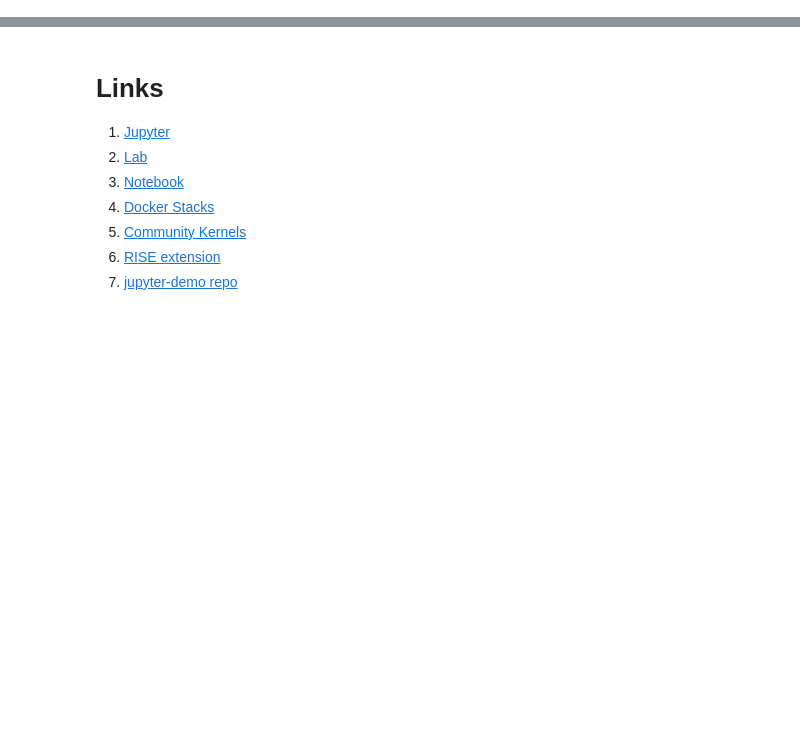
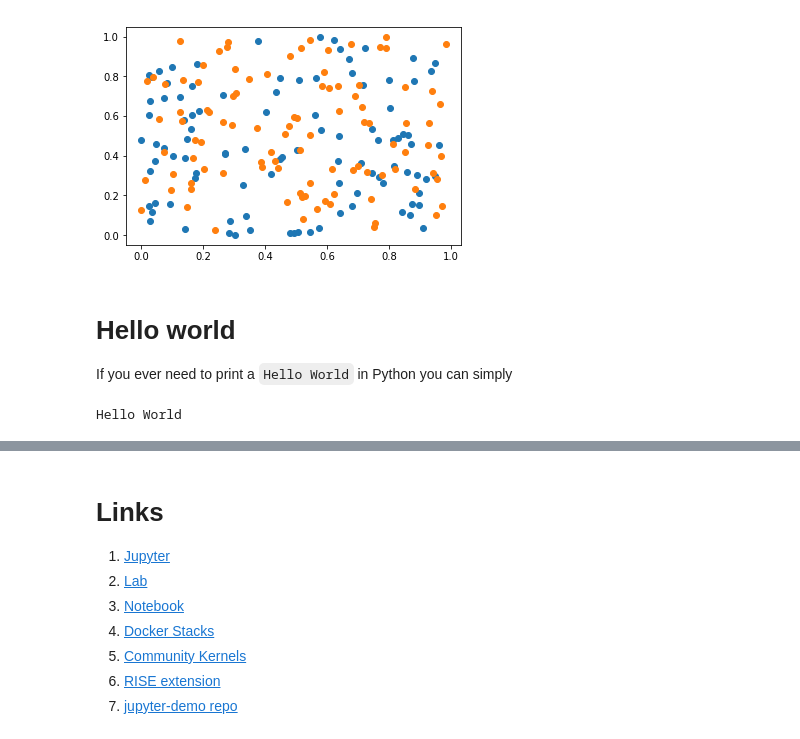
Before and after one commit to mskrajnowski/2018-jupyter-demo, a Jupyter notebook: slides.ipynb, the cells around one changed output, grey strips where cells are left out. Saved outputs shown, nothing was run; the diff lists cells and outputs as text; code cells hidden in the pictures; blank space fills up the shorter version.

```diff
--- a/slides.ipynb
+++ b/slides.ipynb
@@ -17,0 +50,20 @@
+# %%
+%matplotlib inline
+
+import numpy
+from matplotlib import pyplot
+
+# generate 2 batches of 100 points each
+samples = numpy.random.rand(2, 100, 2)
+
+pyplot.plot(samples[0], samples[1], 'o');
+# %% [output]
+[figure, added]
+# %% [markdown]
+# Hello world
+
+If you ever need to print a `Hello World` in Python you can simply
+# %%
+print('Hello World')
+# %% [output]
+Hello World
```
Also changed, not shown: parts of 10 cells of this notebook.
